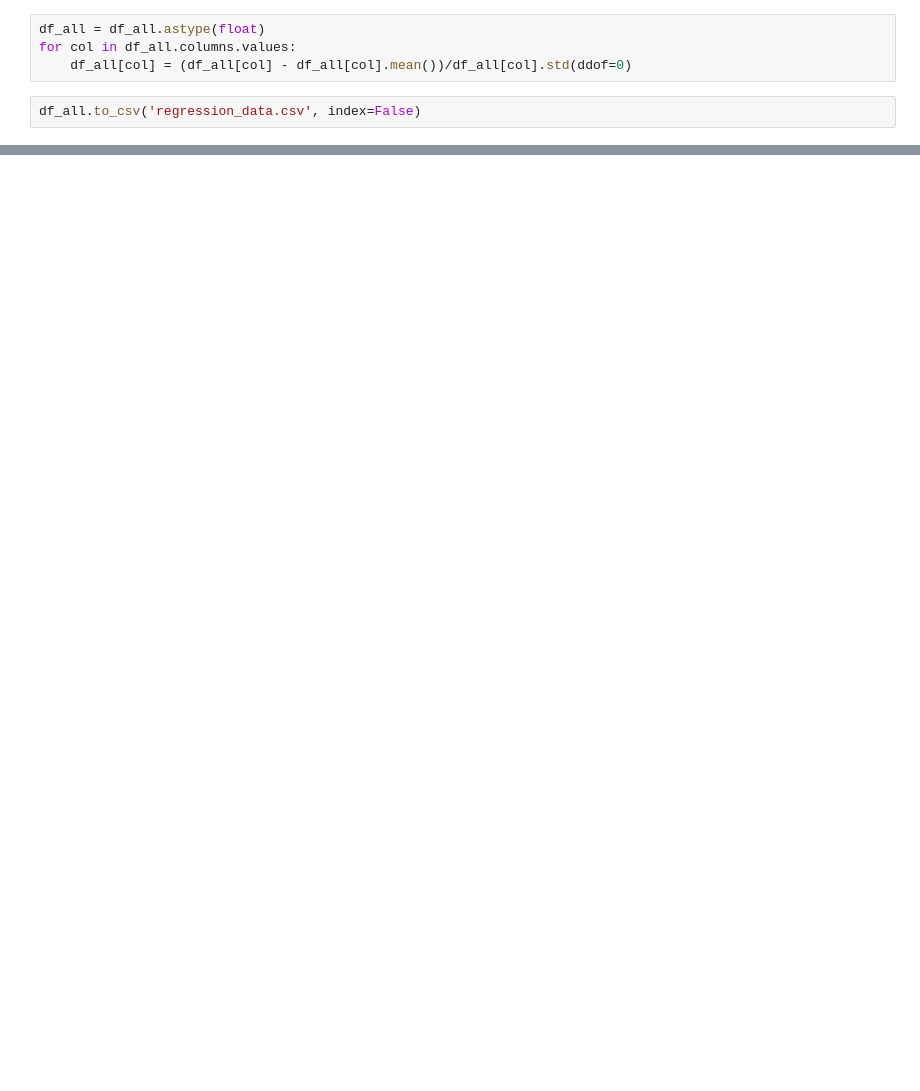
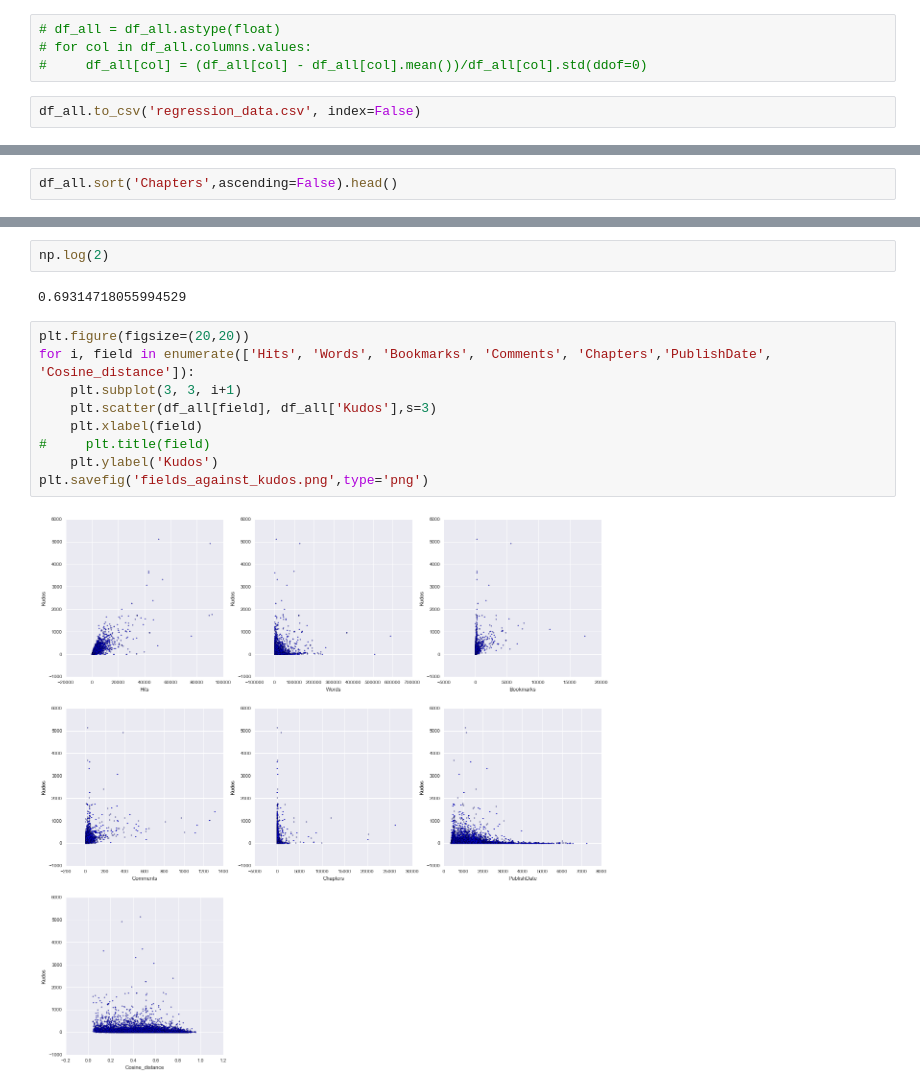
Before and after one commit to yzjing/ao3_old, a Jupyter notebook: exps/20170606_negative_binomial_reg/correlation_regression.ipynb, the cells around one changed output, grey strips where cells are left out. Drawn from its saved outputs; the diff is of its cells as text; blank space fills up the shorter version.

```diff
--- a/exps/20170606_negative_binomial_reg/correlation_regression.ipynb
+++ b/exps/20170606_negative_binomial_reg/correlation_regression.ipynb
@@ -123,6 +92,6 @@ df_all.head()
 # %%
-df_all = df_all.astype(float)
-for col in df_all.columns.values:
-    df_all[col] = (df_all[col] - df_all[col].mean())/df_all[col].std(ddof=0)
+# df_all = df_all.astype(float)
+# for col in df_all.columns.values:
+#     df_all[col] = (df_all[col] - df_all[col].mean())/df_all[col].std(ddof=0)
 # %%
 df_all.to_csv('regression_data.csv', index=False)
@@ -157,0 +135,2 @@ alpha          1.1052        nan        nan        nan           nan       nan
+# %%
+df_all.sort('Chapters',ascending=False).head()
@@ -157,0 +169,15 @@ alpha          1.1052        nan        nan        nan           nan       nan
+# %%
+np.log(2)
+# %% [output]
+0.69314718055994529
+# %%
+plt.figure(figsize=(20,20))
+for i, field in enumerate(['Hits', 'Words', 'Bookmarks', 'Comments', 'Chapters','PublishDate', 'Cosine_distance']):
+    plt.subplot(3, 3, i+1)
+    plt.scatter(df_all[field], df_all['Kudos'],s=3)
+    plt.xlabel(field)
+#     plt.title(field)
+    plt.ylabel('Kudos')
+plt.savefig('fields_against_kudos.png',type='png')
+# %% [output]
+[figure, added]
```
Also changed, not shown: parts of 23 cells of this notebook, 8 other files.
